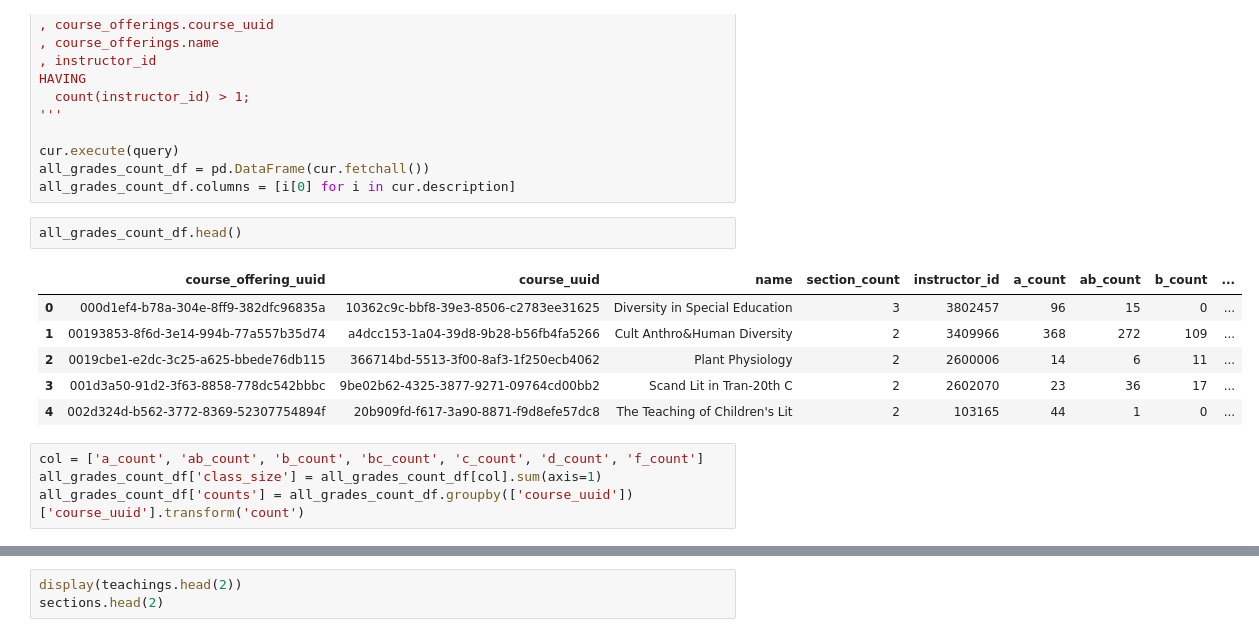
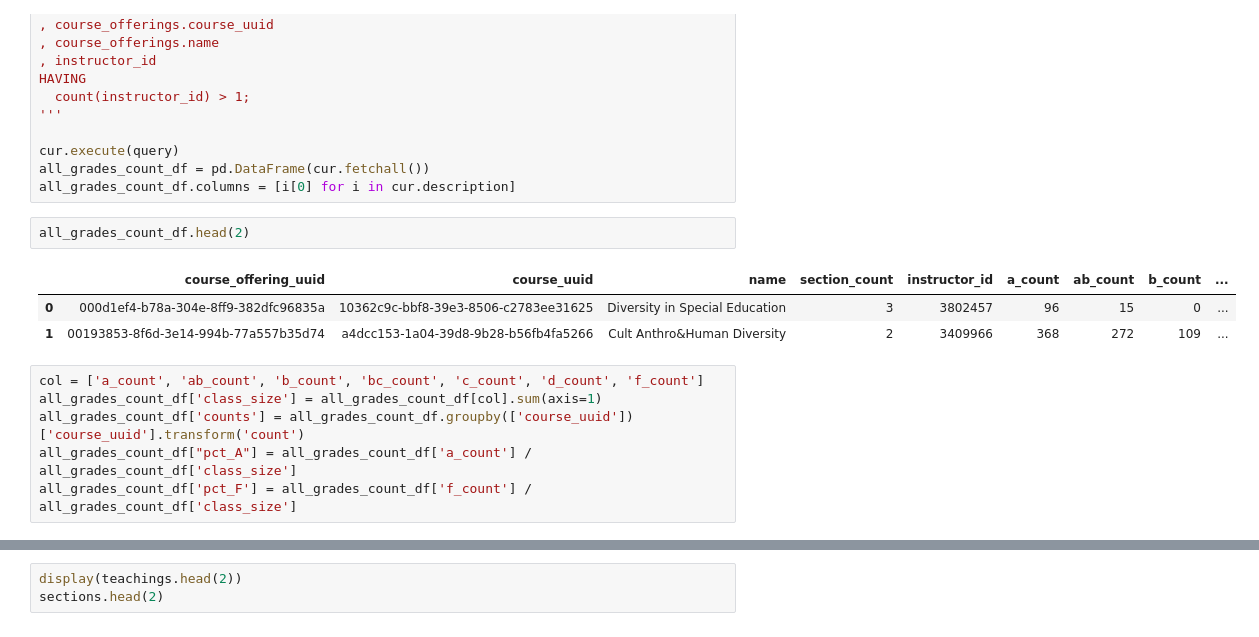
Before and after one commit to UpwardTrajectory/hypo-testing-UW-madison, a Jupyter notebook: kaspar_eda.ipynb, the cells around one changed output, grey strips where cells are left out. Drawn from its saved outputs; the diff is of its cells as text.

```diff
--- a/kaspar_eda.ipynb
+++ b/kaspar_eda.ipynb
@@ -178,18 +131,17 @@ cur.execute(query)
 all_grades_count_df = pd.DataFrame(cur.fetchall())
 all_grades_count_df.columns = [i[0] for i in cur.description]
 # %%
-all_grades_count_df.head()
+all_grades_count_df.head(2)
 # %% [output]
 |  | course_offering_uuid | course_uuid | name | section_count | instructor_id | a_count | ab_count | b_count | ... |
 | 0 | 000d1ef4-b78a-304e-8ff9-382dfc96835a | 10362c9c-bbf8-39e3-8506-c2783ee31625 | Diversity in Special Education | 3 | 3802457 | 96 | 15 | 0 | ... |
 | 1 | 00193853-8f6d-3e14-994b-77a557b35d74 | a4dcc153-1a04-39d8-9b28-b56fb4fa5266 | Cult Anthro&Human Diversity | 2 | 3409966 | 368 | 272 | 109 | ... |
-| 2 | 0019cbe1-e2dc-3c25-a625-bbede76db115 | 366714bd-5513-3f00-8af3-1f250ecb4062 | Plant Physiology | 2 | 2600006 | 14 | 6 | 11 | ... |
-| 3 | 001d3a50-91d2-3f63-8858-778dc542bbbc | 9be02b62-4325-3877-9271-09764cd00bb2 | Scand Lit in Tran-20th C | 2 | 2602070 | 23 | 36 | 17 | ... |
-| 4 | 002d324d-b562-3772-8369-52307754894f | 20b909fd-f617-3a90-8871-f9d8efe57dc8 | The Teaching of Children's Lit | 2 | 103165 | 44 | 1 | 0 | ... |
 # %%
 col = ['a_count', 'ab_count', 'b_count', 'bc_count', 'c_count', 'd_count', 'f_count']
 all_grades_count_df['class_size'] = all_grades_count_df[col].sum(axis=1)
 all_grades_count_df['counts'] = all_grades_count_df.groupby(['course_uuid'])['course_uuid'].transform('count')
+all_grades_count_df["pct_A"] = all_grades_count_df['a_count'] / all_grades_count_df['class_size']
+all_grades_count_df['pct_F'] = all_grades_count_df['f_count'] / all_grades_count_df['class_size']
 # %%
 #Which class was taught the most times?
 all_grades_count_df = all_grades_count_df.loc[all_grades_count_df['counts']>1]
```
Also changed, not shown: parts of 36 cells of this notebook.
